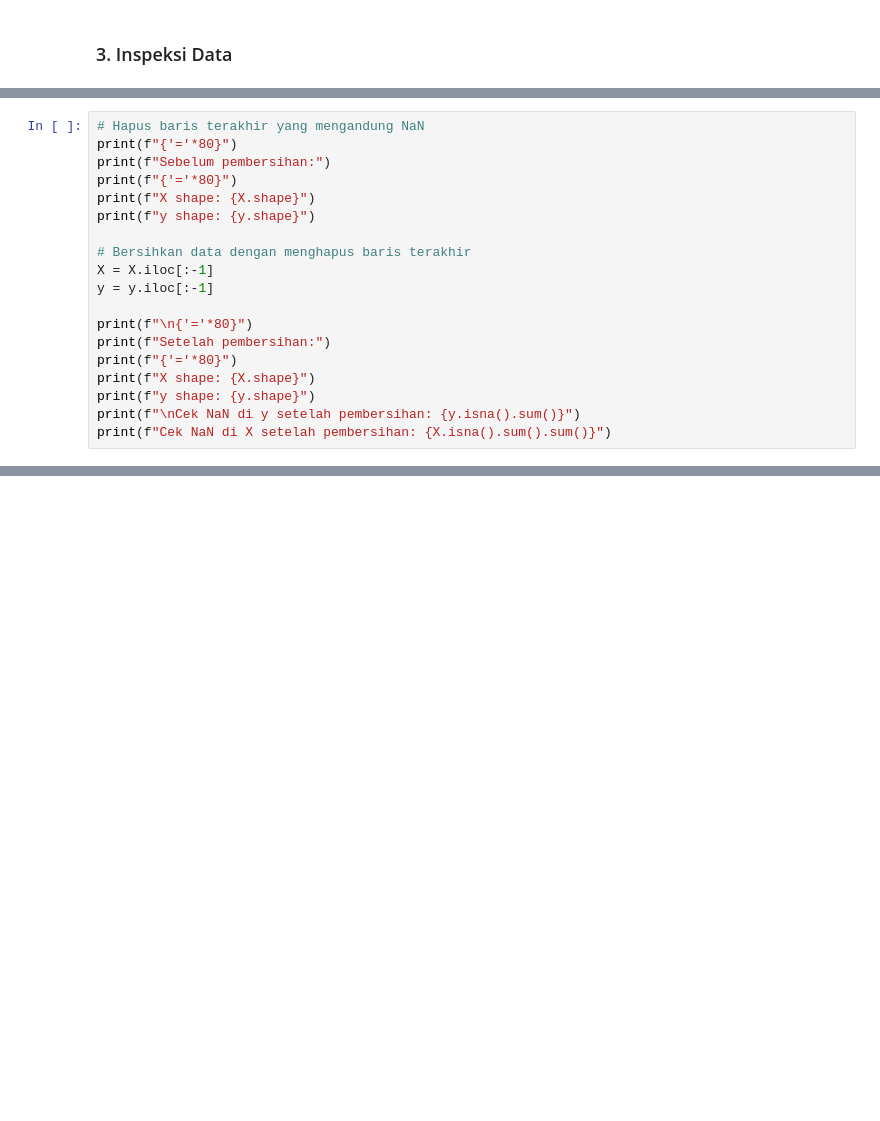
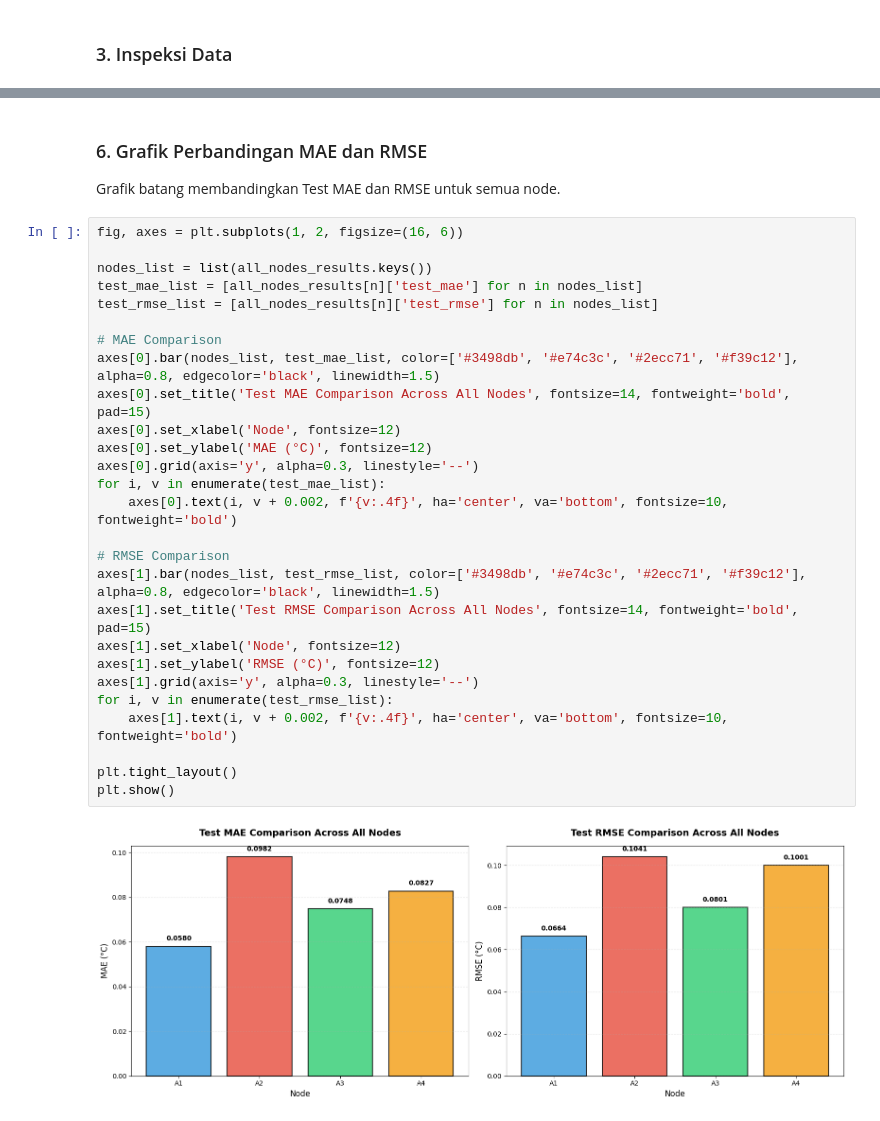
Before and after one commit to dylanlurr/Room-Climate-Datasets, a Jupyter notebook: model_1.ipynb, the cells around one changed output, grey strips where cells are left out. Drawn from its saved outputs; the diff is of its cells as text; blank space fills up the shorter version.

```diff
--- a/model_1.ipynb
+++ b/model_1.ipynb
@@ -101,19 +50,0 @@ Karena `shift(-1)` menghasilkan satu nilai NaN di baris terakhir, kita perlu men
-# %%
-# Hapus baris terakhir yang mengandung NaN
-print(f"{'='*80}")
-print(f"Sebelum pembersihan:")
-print(f"{'='*80}")
-print(f"X shape: {X.shape}")
-print(f"y shape: {y.shape}")
-
-# Bersihkan data dengan menghapus baris terakhir
-X = X.iloc[:-1]
-y = y.iloc[:-1]
-
-print(f"\n{'='*80}")
-print(f"Setelah pembersihan:")
-print(f"{'='*80}")
-print(f"X shape: {X.shape}")
-print(f"y shape: {y.shape}")
-print(f"\nCek NaN di y setelah pembersihan: {y.isna().sum()}")
-print(f"Cek NaN di X setelah pembersihan: {X.isna().sum().sum()}")
@@ -861,0 +351,33 @@ print("="*80)
+# %% [markdown]
+### 6. Grafik Perbandingan MAE dan RMSE
+
+Grafik batang membandingkan Test MAE dan RMSE untuk semua node.
+# %%
+fig, axes = plt.subplots(1, 2, figsize=(16, 6))
+
+nodes_list = list(all_nodes_results.keys())
+test_mae_list = [all_nodes_results[n]['test_mae'] for n in nodes_list]
+test_rmse_list = [all_nodes_results[n]['test_rmse'] for n in nodes_list]
+
+# MAE Comparison
+axes[0].bar(nodes_list, test_mae_list, color=['#3498db', '#e74c3c', '#2ecc71', '#f39c12'], alpha=0.8, edgecolor='black', linewidth=1.5)
+axes[0].set_title('Test MAE Comparison Across All Nodes', fontsize=14, fontweight='bold', pad=15)
+axes[0].set_xlabel('Node', fontsize=12)
+axes[0].set_ylabel('MAE (°C)', fontsize=12)
+axes[0].grid(axis='y', alpha=0.3, linestyle='--')
+for i, v in enumerate(test_mae_list):
+    axes[0].text(i, v + 0.002, f'{v:.4f}', ha='center', va='bottom', fontsize=10, fontweight='bold')
+
+# RMSE Comparison
+axes[1].bar(nodes_list, test_rmse_list, color=['#3498db', '#e74c3c', '#2ecc71', '#f39c12'], alpha=0.8, edgecolor='black', linewidth=1.5)
+axes[1].set_title('Test RMSE Comparison Across All Nodes', fontsize=14, fontweight='bold', pad=15)
+axes[1].set_xlabel('Node', fontsize=12)
+axes[1].set_ylabel('RMSE (°C)', fontsize=12)
+axes[1].grid(axis='y', alpha=0.3, linestyle='--')
+for i, v in enumerate(test_rmse_list):
+    axes[1].text(i, v + 0.002, f'{v:.4f}', ha='center', va='bottom', fontsize=10, fontweight='bold')
+
+plt.tight_layout()
+plt.show()
+# %% [output]
+[figure, added]
```
Also changed, not shown: parts of 75 cells of this notebook.
